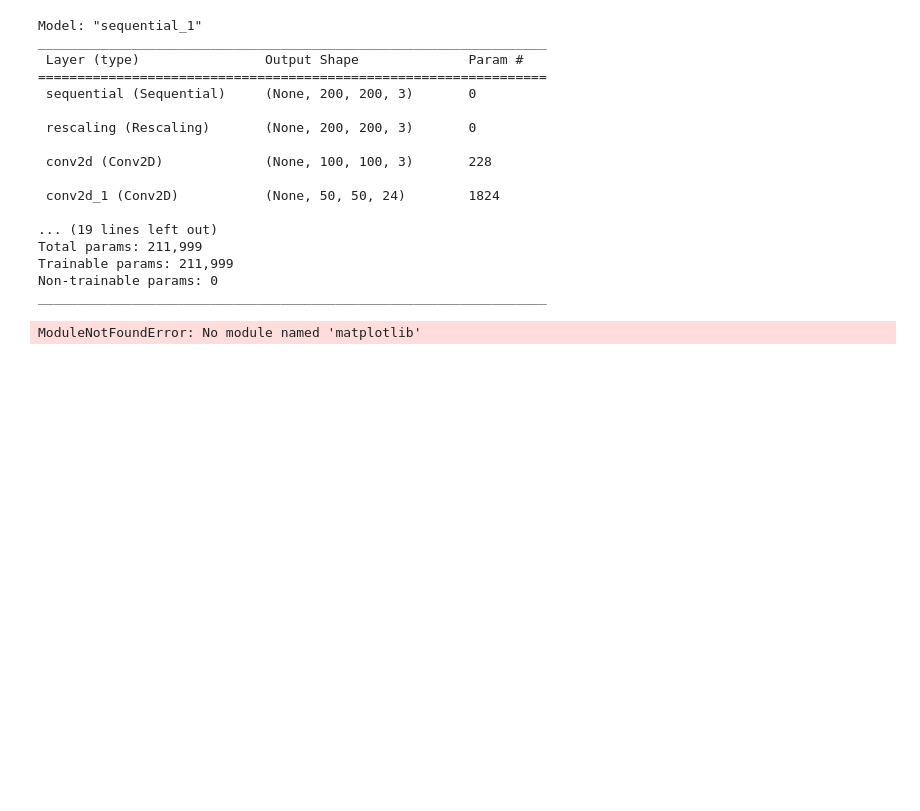
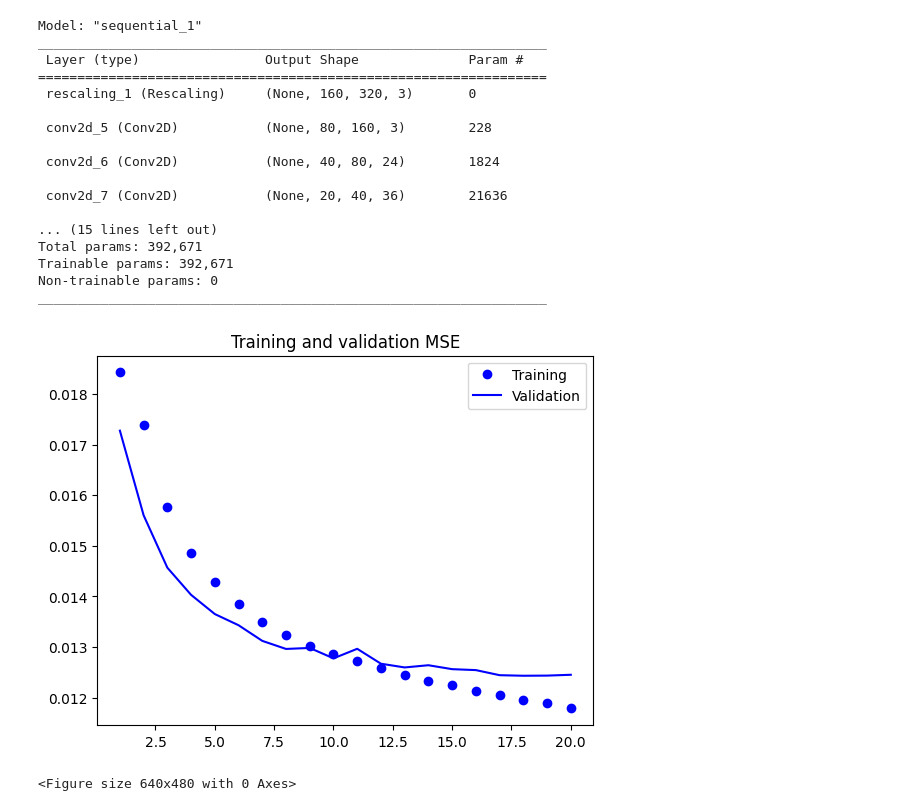
Before and after one commit to BotTyler/DeppLearningMiniProject2, a Jupyter notebook: MiniProject2.ipynb, the cells around one changed output. Saved outputs shown, nothing was run; the diff lists cells and outputs as text; code cells hidden in the pictures; blank space fills up the shorter version.

```diff
--- a/MiniProject2.ipynb
+++ b/MiniProject2.ipynb
@@ -32,28 +9,17 @@ To enable them in other operations, rebuild TensorFlow with the appropriate comp
 # %%
-# old model
 from keras.layers import Conv2D, MaxPooling2D, Dense, Flatten, Dropout
 from keras.activations import relu
 from keras.optimizers import Adam
 from keras.losses import mean_squared_error
-#import tensorflow as tf
 
 model = keras.Sequential([
-    #data_augmentation,
-    keras.layers.Rescaling(1./255),
-    Conv2D(3, (5,5), strides=2, padding="same", activation=relu, input_shape=(160,320,3)),
-    #MaxPooling2D(2),
+    keras.layers.Rescaling(1./255, input_shape=(160,320,3)),
+    Conv2D(3, (5,5), strides=2, padding="same", activation=relu),
     Conv2D(24, (5, 5), strides=2, padding="same", activation=relu),
-    #MaxPooling2D(2),
-    Conv2D(36, (5, 5), strides=2, padding="same", activation=relu),
-    #MaxPooling2D(2),
+    Conv2D(36, (3, 3), strides=2, padding="same", activation=relu),
     Conv2D(48, (3, 3), strides=2, padding="same", activation=relu),
-    #MaxPooling2D(2),
     Conv2D(64, (3, 3), strides=2, padding="same", activation=relu),
-    #MaxPooling2D(2),
-    #Conv2D(64, (3, 3), strides=2, padding="same", activation=relu),
-    Dropout(0.5),
     Flatten(),
-    #Dense(1164, activation=relu),
     Dense(100, activation=relu),
     Dense(50, activation=relu),
     Dense(10, activation=relu),
@@ -61,8 +27,10 @@ model = keras.Sequential([
 
 ])
 
-model.compile(loss=mean_squared_error, optimizer=Adam(), metrics=['mean_squared_error', 'mean_absolute_error'])
+model.compile(loss=mean_squared_error, optimizer=Adam(0.00001), metrics=['mean_squared_error'])
 # %%
 train_csv='/home/tyler/Desktop/testObjLab/autopilot_project/data_set/train_data/driving_log.csv'
+test_csv = '/home/tyler/Desktop/testObjLab/autopilot_project/data_set/test_data/driving_log.csv'
 batchSize = 32
 train_ds=dataset(train_csv, batchsize=batchSize)
+test_ds = dataset(test_csv, batchsize=batchSize)
@@ -114,17 +37,15 @@ TensorShape([1600, 160, 300, 3])
 # %%
-#callbacks = [
-#    keras.callbacks.ModelCheckpoint(
-#        filepath="myModel.h5",
-#        save_best_only=True,
-#        monitor="val_loss")
-#]
 callbacks = [
     keras.callbacks.ModelCheckpoint(
         filepath="myModel.h5",
-    )
+        save_best_only=True
+    ),
+
+    keras.callbacks.EarlyStopping(monitor='loss',patience=5,mode='min'),
 ]
 history = model.fit(
     train_ds,
+    validation_data=test_ds,
     epochs=20,
     callbacks=callbacks)
 # %% [output]
@@ -152,35 +73,30 @@ Model: "sequential_1"
 _________________________________________________________________
  Layer (type)                Output Shape              Param #
 =================================================================
- sequential (Sequential)     (None, 200, 200, 3)       0
+ rescaling_1 (Rescaling)     (None, 160, 320, 3)       0
 
- rescaling (Rescaling)       (None, 200, 200, 3)       0
+ conv2d_5 (Conv2D)           (None, 80, 160, 3)        228
 
- conv2d (Conv2D)             (None, 100, 100, 3)       228
+ conv2d_6 (Conv2D)           (None, 40, 80, 24)        1824
 
- conv2d_1 (Conv2D)           (None, 50, 50, 24)        1824
+ conv2d_7 (Conv2D)           (None, 20, 40, 36)        21636
 
-... (19 lines left out)
-Total params: 211,999
-Trainable params: 211,999
+... (15 lines left out)
+Total params: 392,671
+Trainable params: 392,671
 Non-trainable params: 0
 _________________________________________________________________
 # %%
 import matplotlib.pyplot as plt
 accuracy = history.history["mean_squared_error"]
 val_accuracy = history.history["val_mean_squared_error"]
-loss = history.history["mean_absolute_error"]
-val_loss = history.history["val_mean_absolute_error"]
 epochs = range(1, len(accuracy) + 1)
 plt.plot(epochs, accuracy, "bo", label="Training")
 plt.plot(epochs, val_accuracy, "b", label="Validation")
 plt.title("Training and validation MSE")
 plt.legend()
 plt.figure()
-plt.plot(epochs, loss, "bo", label="Training")
-plt.plot(epochs, val_loss, "b", label="Validation")
-plt.title("Training and validation MAE")
-plt.legend()
 plt.show()
 # %% [output]
+[figure, added]
-ModuleNotFoundError: No module named 'matplotlib'
+<Figure size 640x480 with 0 Axes>
```
Also changed, not shown: parts of 7 cells of this notebook, 1 other file.
